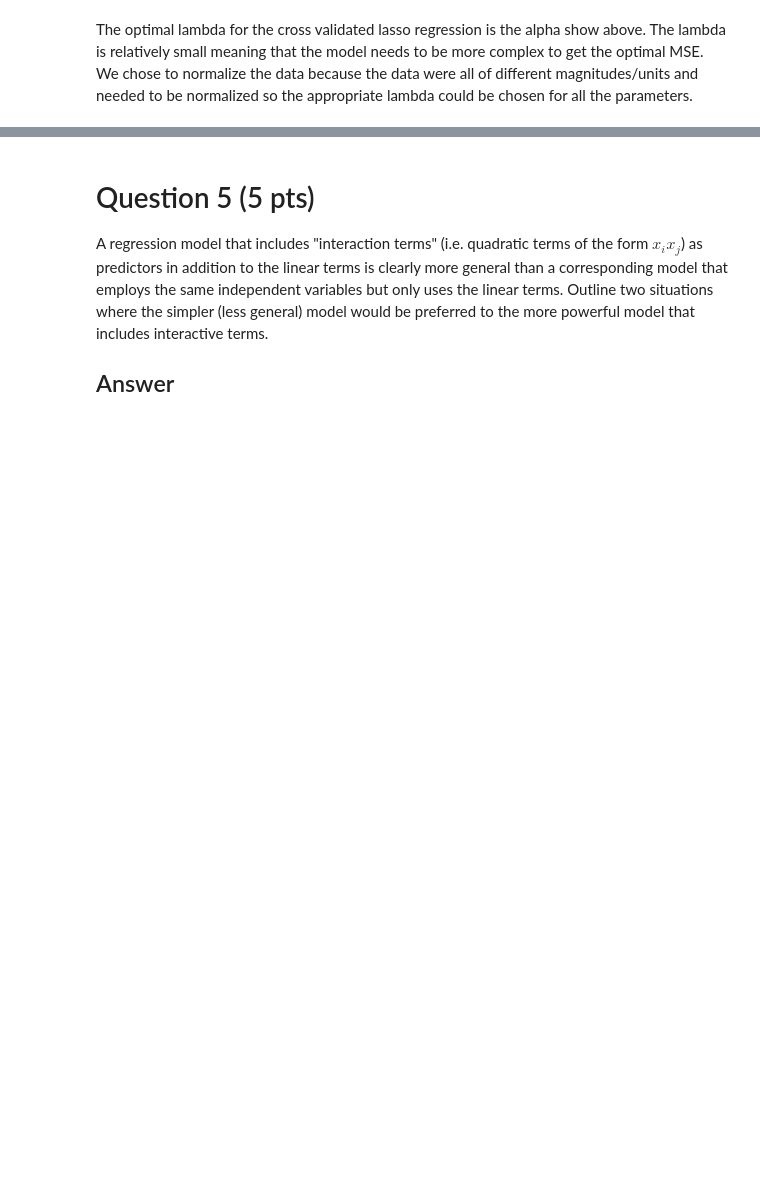
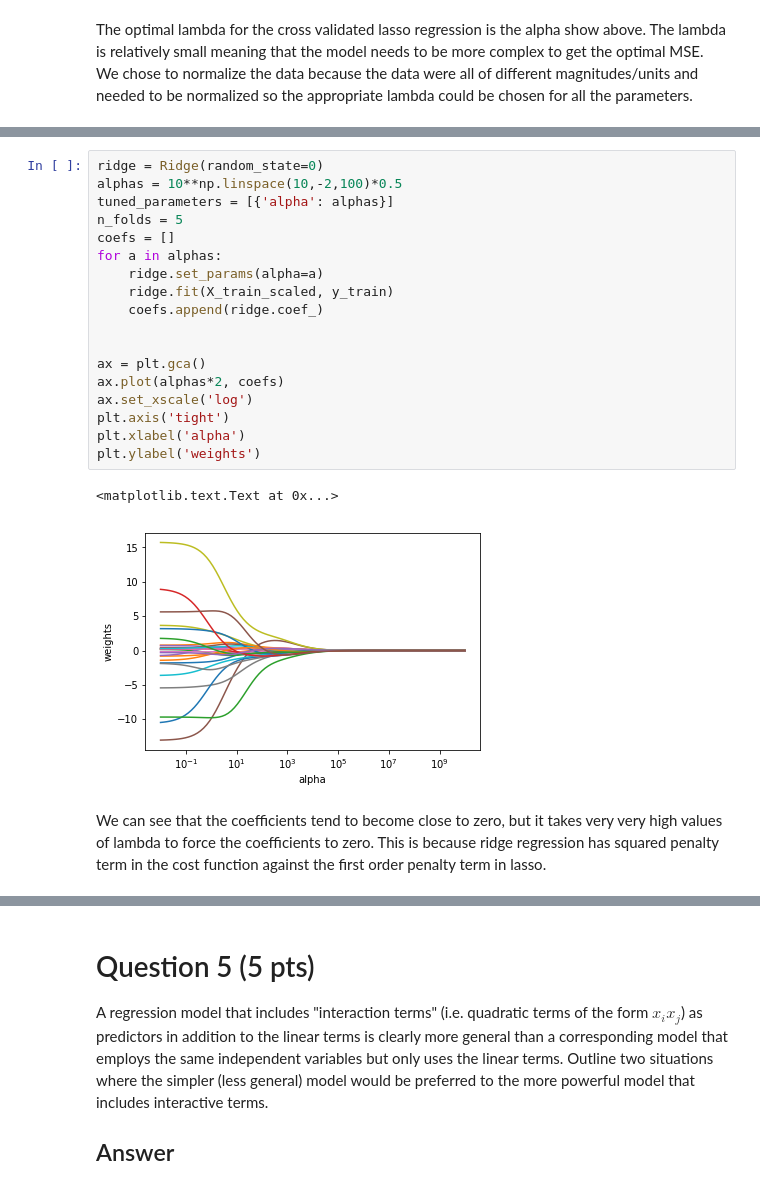
Before and after one commit to Rwoot14/Advanced-Predictive-Modeling-HW, a Jupyter notebook: Homework 1/HW1-F17-MIS382N_Deeksha.ipynb, the cells around one changed output, grey strips where cells are left out. Cells and saved outputs as stored; diff of their text form; blank space fills up the shorter version.

```diff
--- a/Homework 1/HW1-F17-MIS382N_Deeksha.ipynb
+++ b/Homework 1/HW1-F17-MIS382N_Deeksha.ipynb
@@ -377,0 +403,23 @@ The optimal lambda for the cross validated Ridge regression is the alpha show ab
+# %%
+ridge = Ridge(random_state=0)
+alphas = 10**np.linspace(10,-2,100)*0.5
+tuned_parameters = [{'alpha': alphas}]
+n_folds = 5
+coefs = []
+for a in alphas:
+    ridge.set_params(alpha=a)
+    ridge.fit(X_train_scaled, y_train)
+    coefs.append(ridge.coef_)
+
+
+ax = plt.gca()
+ax.plot(alphas*2, coefs)
+ax.set_xscale('log')
+plt.axis('tight')
+plt.xlabel('alpha')
+plt.ylabel('weights')
+# %% [output]
+<matplotlib.text.Text at 0x...>
+[figure, added]
+# %% [markdown]
+We can see that the coefficients tend to become close to zero, but it takes very very high values of lambda to force the coefficients to zero. This is because ridge regression has squared penalty term in the cost function against the first order penalty term in lasso.
```
Also changed, not shown: parts of 21 cells of this notebook.
